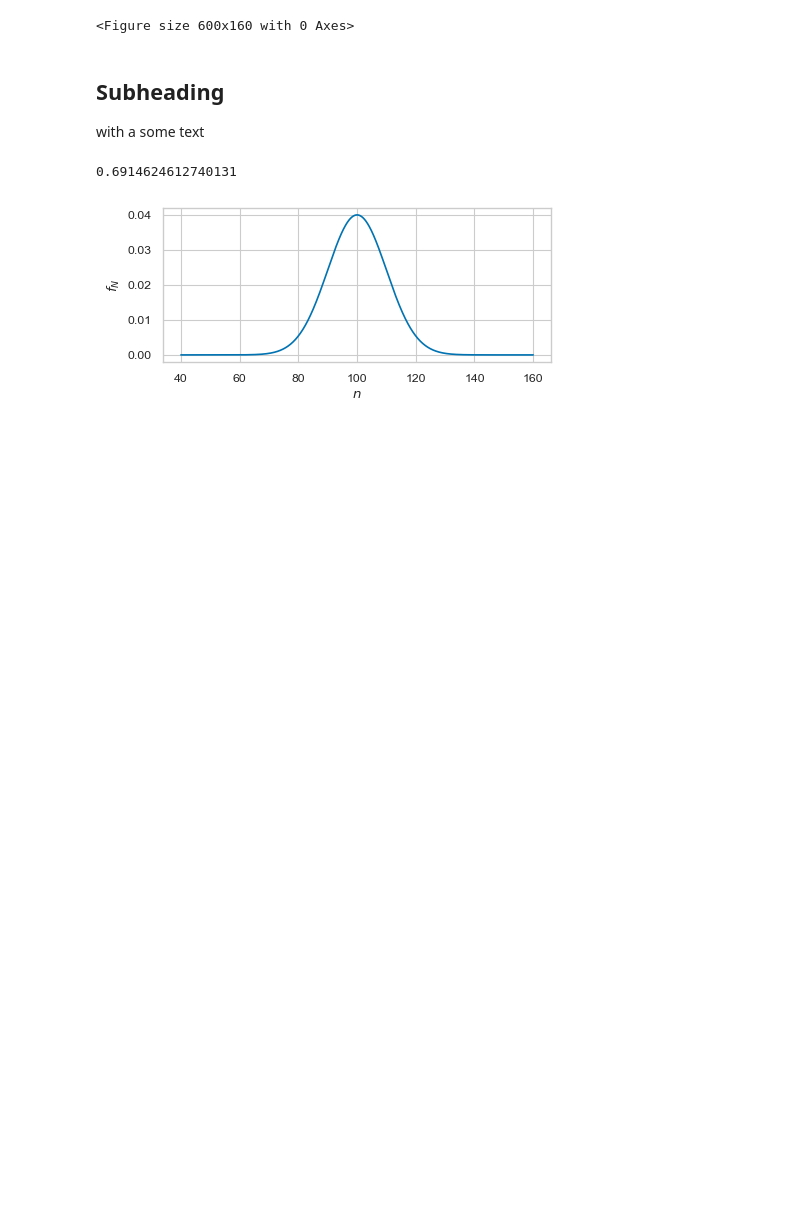
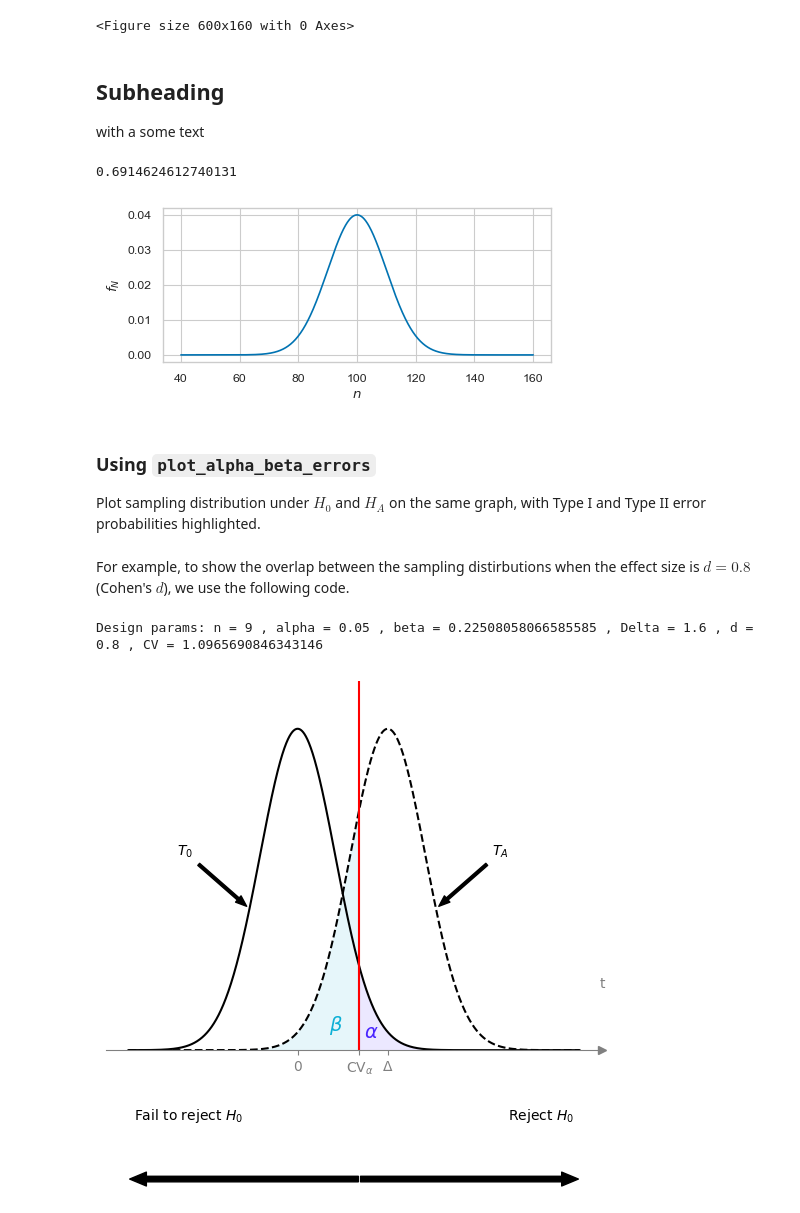
Before and after one commit to minireference/ministats, a Jupyter notebook: docs/_srcnbs/sample.ipynb, the cells around one changed output. Drawn from its saved outputs; the diff is of its cells as text; code cells hidden in the pictures; blank space fills up the shorter version.

Commit message:
Added first pass of the plotting.ipynb and Markdown version in plotting.md

```diff
--- a/docs/_srcnbs/sample.ipynb
+++ b/docs/_srcnbs/sample.ipynb
@@ -38,3 +38,8 @@ from ministats import plot_pdf
 plot_pdf(rvN, xlims=[40,160], rv_name="N");
 # %% [output]
 [figure]
+# %% [markdown]
+### Using `plot_alpha_beta_errors`
+
+Plot sampling distribution under $H_0$ and $H_A$ on the same graph,
+with Type I and Type II error probabilities highlighted.
@@ -40,0 +48,10 @@ plot_pdf(rvN, xlims=[40,160], rv_name="N");
+# %% [markdown]
+For example,
+to show the overlap between the sampling distirbutions
+when the effect size is $d=0.8$ (Cohen's $d$),
+we use the following code.
+# %%
+plot_alpha_beta_errors(cohend=0.8, show_dist_labels=True, show_concl=True);
+# %% [output]
+Design params: n = 9 , alpha = 0.05 , beta = 0.22508058066585585 , Delta = 1.6 , d = 0.8 , CV = 1.0965690846343146
+[figure, added]
```
Also changed, not shown: parts of 2 cells of this notebook, 7 other files.
